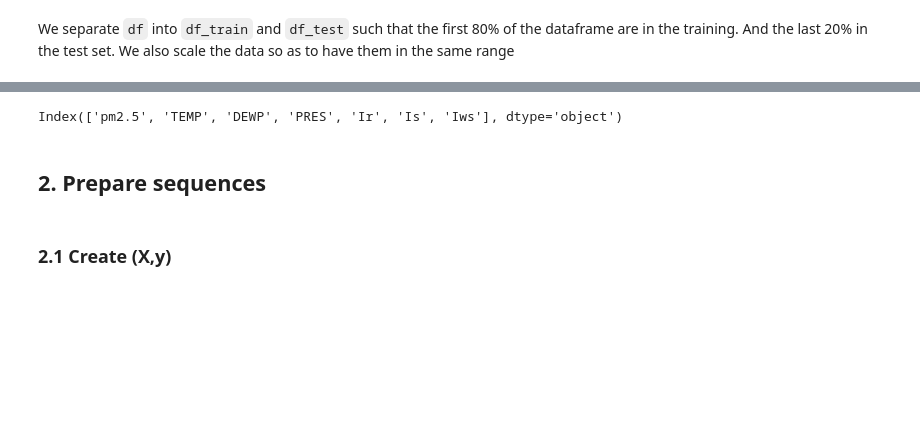
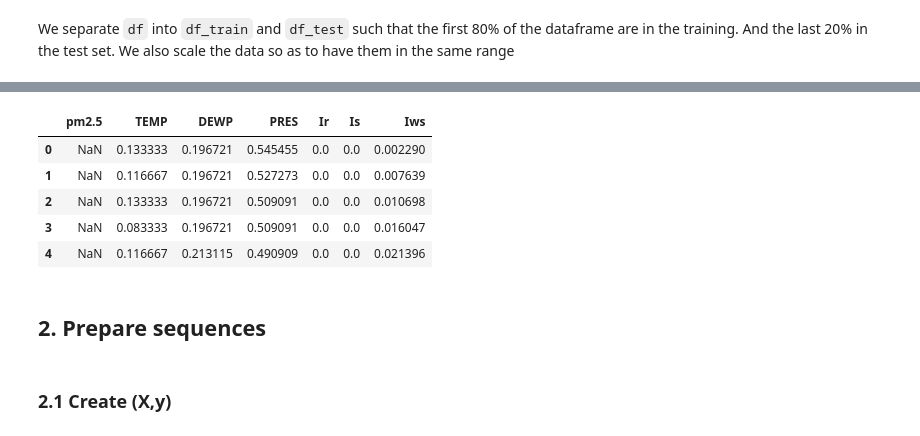
Before and after one commit to lilifull/brief_28_excuse.com, a Jupyter notebook: Mission_4/predict_air_pollution_II.ipynb, the cells around one changed output, grey strips where cells are left out. Cells and saved outputs as stored; diff of their text form; code cells hidden in the pictures; blank space fills up the shorter version.

```diff
--- a/Mission_4/predict_air_pollution_II.ipynb
+++ b/Mission_4/predict_air_pollution_II.ipynb
@@ -68,14 +69,19 @@ df_test = df[-test_size:]
 # %%
 # Scale with MinMaxScale
 from sklearn.preprocessing import MinMaxScaler
 columns = df.columns
 
 scaler = MinMaxScaler()
 df_train = pd.DataFrame(scaler.fit_transform(df_train), columns=columns)
 df_test = pd.DataFrame(scaler.transform(df_test), columns=columns)
-df_train.columns
+df_train.head()
 # %% [output]
-Index(['pm2.5', 'TEMP', 'DEWP', 'PRES', 'Ir', 'Is', 'Iws'], dtype='object')
+|  | pm2.5 | TEMP | DEWP | PRES | Ir | Is | Iws |
+| 0 | NaN | 0.133333 | 0.196721 | 0.545455 | 0.0 | 0.0 | 0.002290 |
+| 1 | NaN | 0.116667 | 0.196721 | 0.527273 | 0.0 | 0.0 | 0.007639 |
+| 2 | NaN | 0.133333 | 0.196721 | 0.509091 | 0.0 | 0.0 | 0.010698 |
+| 3 | NaN | 0.083333 | 0.196721 | 0.509091 | 0.0 | 0.0 | 0.016047 |
+| 4 | NaN | 0.116667 | 0.213115 | 0.490909 | 0.0 | 0.0 | 0.021396 |
 # %% [markdown]
 ## 2. Prepare sequences
 # %% [markdown]
```
Also changed, not shown: parts of 16 cells of this notebook, 1 other file.
